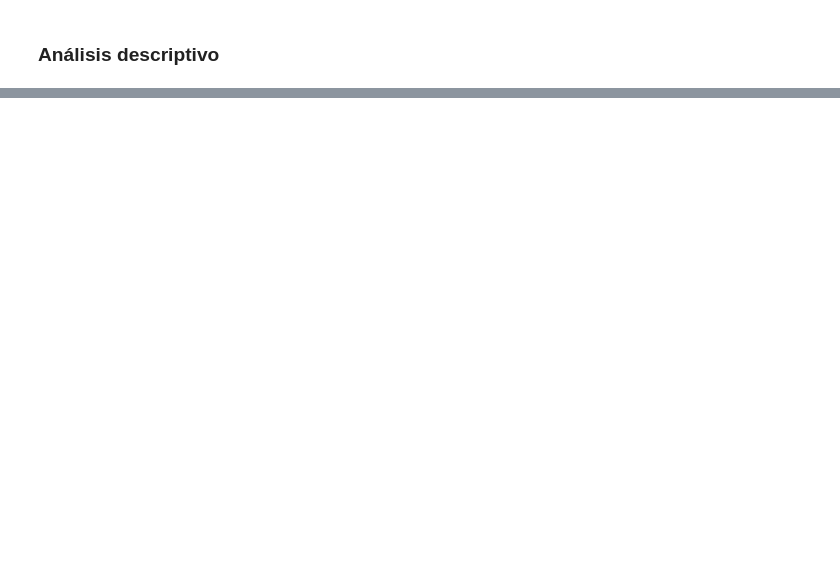
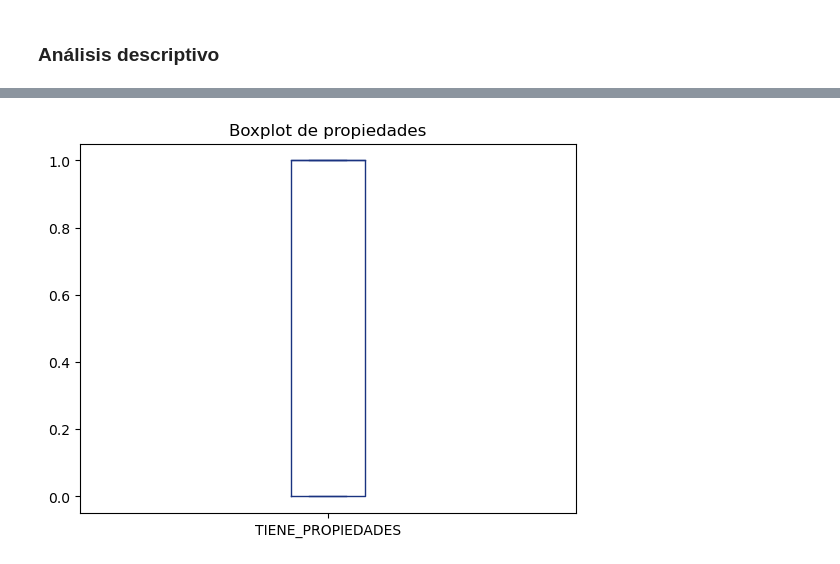
Before and after one commit to ajalca/cbe_customer_classification, a Jupyter notebook: VISA - Grupo 5.ipynb, the cells around one changed output, grey strips where cells are left out. Drawn from its saved outputs; the diff is of its cells as text; code cells hidden in the pictures; blank space fills up the shorter version.

```diff
--- a/VISA - Grupo 5.ipynb
+++ b/VISA - Grupo 5.ipynb
@@ -505,0 +599,6 @@ Name: GENERACION, dtype: int64
+# %%
+clientes_df['TIENE_PROPIEDADES'].plot(kind='box', color=colors)
+plt.title('Boxplot de propiedades')
+plt.show()
+# %% [output]
+[figure, added]
```
Also changed, not shown: parts of 32 cells of this notebook.
